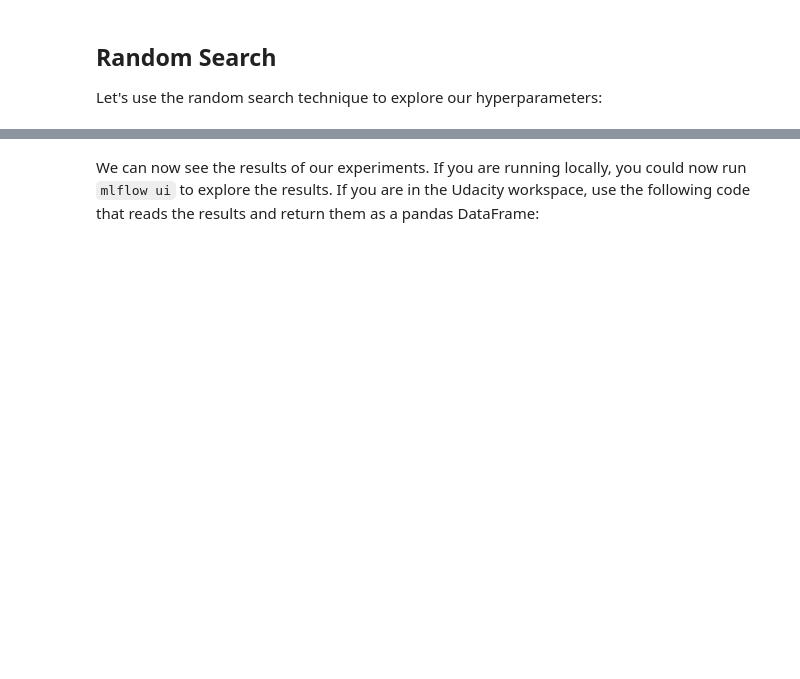
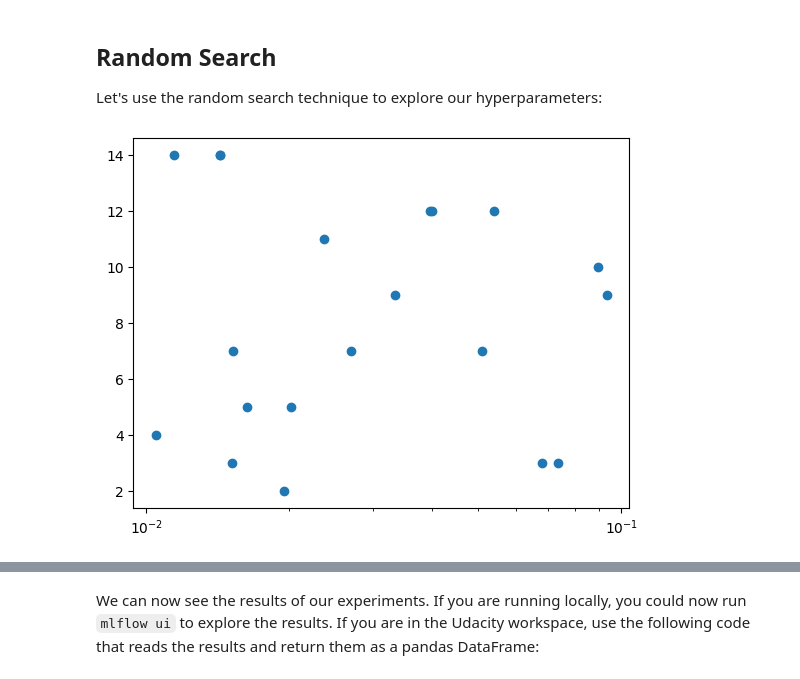
Before and after one commit to Rajitha-SL/My-AI-Projects, a Jupyter notebook: improve_cnn.ipynb, the cells around one changed output, grey strips where cells are left out. Saved outputs shown, nothing was run; the diff lists cells and outputs as text; code cells hidden in the pictures; blank space fills up the shorter version.

```diff
--- a/improve_cnn.ipynb
+++ b/improve_cnn.ipynb
@@ -451,27 +489,30 @@ def train_one_model(learning_rate, rand_augment_magnitude, n_epochs):
 ## Random Search
 Let's use the random search technique to explore our hyperparameters:
 # %%
+import matplotlib.pyplot as plt
 # Make a random grid of learning rate and rand_augment_magnitude
 min_lr = 0.01
 max_lr = 0.1
 
 # Here you can decide how many experiments to run
 # Run between 5 and 20. The more you run the better
 # your results might be, but of course it will take
 # longer
 # Normally you would use a lot more than that, which is why
 # you typically do hyperparam optimization in the cloud so
 # all the experiments can run in parallel
-n_grid = # YOUR CODE HERE
+n_grid = 20
 
 # Sample log-uniformly the learning rate
 lrs = 10**(np.random.uniform(np.log10(min_lr), np.log10(max_lr), n_grid))
 # Sample uniformly the rand augment transform strength
 r_a_mag = np.random.randint(1, 15, n_grid)
 
 # Plot our grid
 _ = plt.scatter(lrs, r_a_mag)
 _ = plt.xscale("log")
+# %% [output]
+[figure, added]
 # %%
 # Run our experiments
 for lr, rand_aug_mag in zip(lrs, r_a_mag):
```
Also changed, not shown: parts of 12 cells of this notebook.
